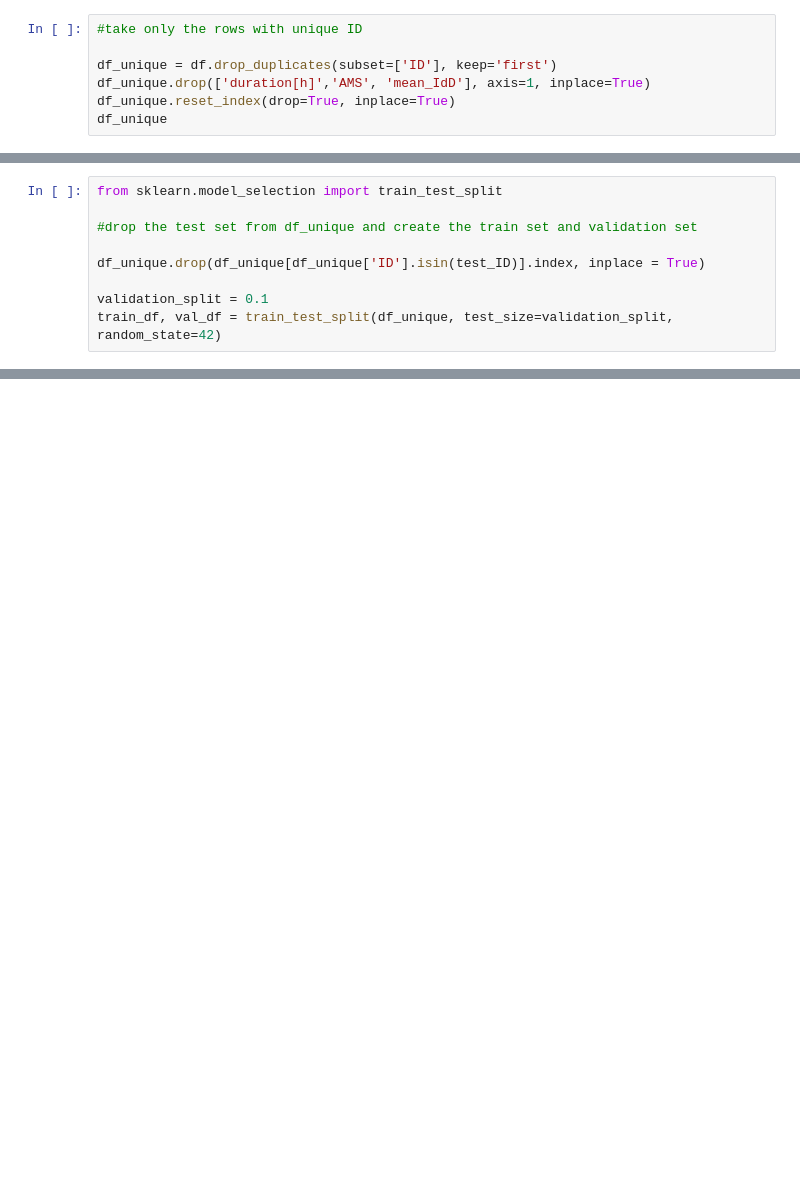
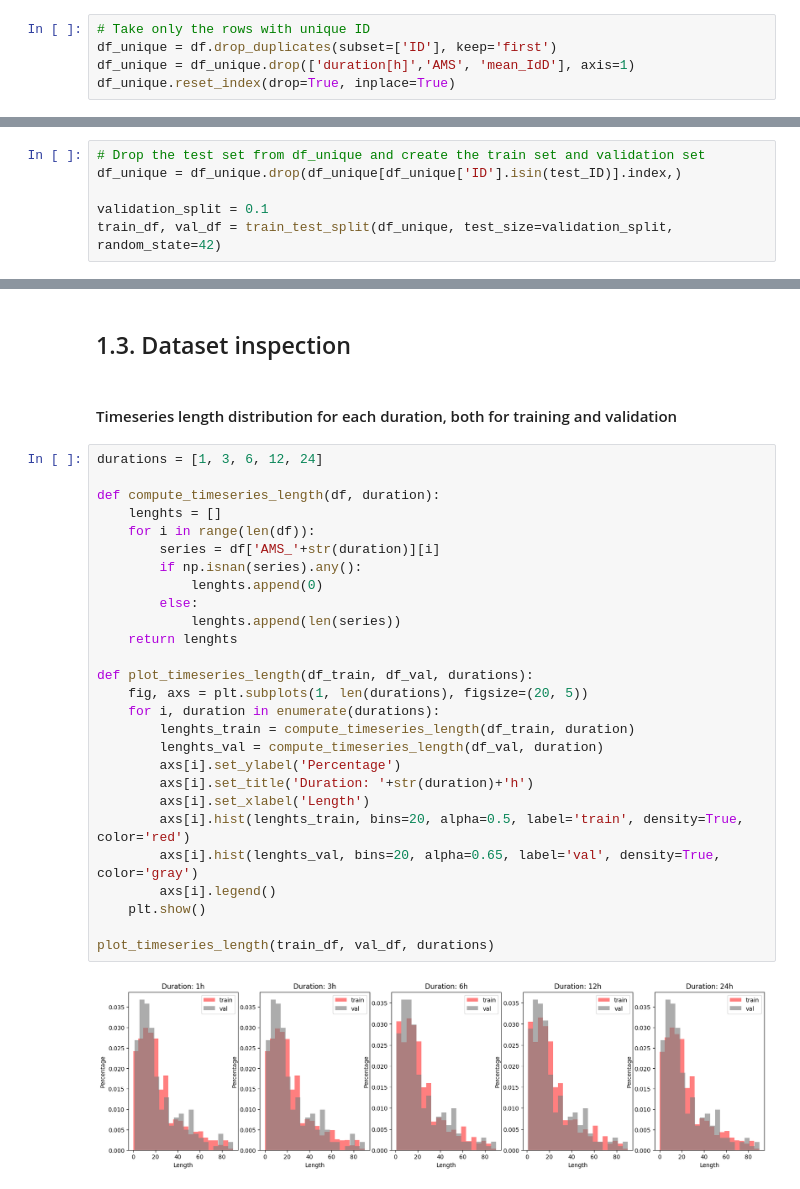
Before and after one commit to oshodiS/Rainfall-BetaEstimation, a Jupyter notebook: project.ipynb, the cells around one changed output, grey strips where cells are left out. Cells and saved outputs as stored; diff of their text form; blank space fills up the shorter version.

Commit message:
timeseries length distribution

```diff
--- a/project.ipynb
+++ b/project.ipynb
@@ -61,7 +54,5 @@ df
 # %%
-#take only the rows with unique ID
-
+# Take only the rows with unique ID
 df_unique = df.drop_duplicates(subset=['ID'], keep='first')
-df_unique.drop(['duration[h]','AMS', 'mean_IdD'], axis=1, inplace=True)
+df_unique = df_unique.drop(['duration[h]','AMS', 'mean_IdD'], axis=1)
 df_unique.reset_index(drop=True, inplace=True)
-df_unique
@@ -124,9 +77,6 @@ test_df
 # %%
-from sklearn.model_selection import train_test_split
-
-#drop the test set from df_unique and create the train set and validation set
-
-df_unique.drop(df_unique[df_unique['ID'].isin(test_ID)].index, inplace = True)
+# Drop the test set from df_unique and create the train set and validation set
+df_unique = df_unique.drop(df_unique[df_unique['ID'].isin(test_ID)].index,)
 
 validation_split = 0.1
 train_df, val_df = train_test_split(df_unique, test_size=validation_split, random_state=42)
@@ -171,0 +94,33 @@ val_df
+# %% [markdown]
+## 1.3. Dataset inspection
+# %% [markdown]
+#### Timeseries length distribution for each duration, both for training and validation
+# %%
+durations = [1, 3, 6, 12, 24]
+
+def compute_timeseries_length(df, duration):
+    lenghts = []
+    for i in range(len(df)):
+        series = df['AMS_'+str(duration)][i]
+        if np.isnan(series).any():
+            lenghts.append(0)
+        else:
+            lenghts.append(len(series))
+    return lenghts
+
+def plot_timeseries_length(df_train, df_val, durations):
+    fig, axs = plt.subplots(1, len(durations), figsize=(20, 5))
+    for i, duration in enumerate(durations):
+        lenghts_train = compute_timeseries_length(df_train, duration)
+        lenghts_val = compute_timeseries_length(df_val, duration)
+        axs[i].set_ylabel('Percentage')
+        axs[i].set_title('Duration: '+str(duration)+'h')
+        axs[i].set_xlabel('Length')
+        axs[i].hist(lenghts_train, bins=20, alpha=0.5, label='train', density=True, color='red')
+        axs[i].hist(lenghts_val, bins=20, alpha=0.65, label='val', density=True, color='gray')
+        axs[i].legend()
+    plt.show()
+
+plot_timeseries_length(train_df, val_df, durations)
+# %% [output]
+[figure, added]
```
Also changed, not shown: parts of 16 cells of this notebook, 1 other file.
